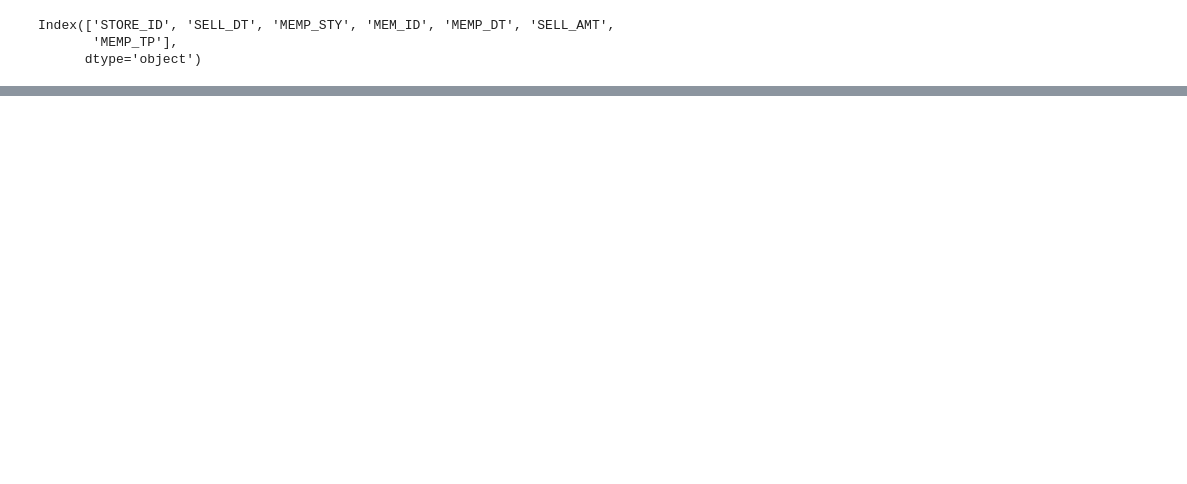
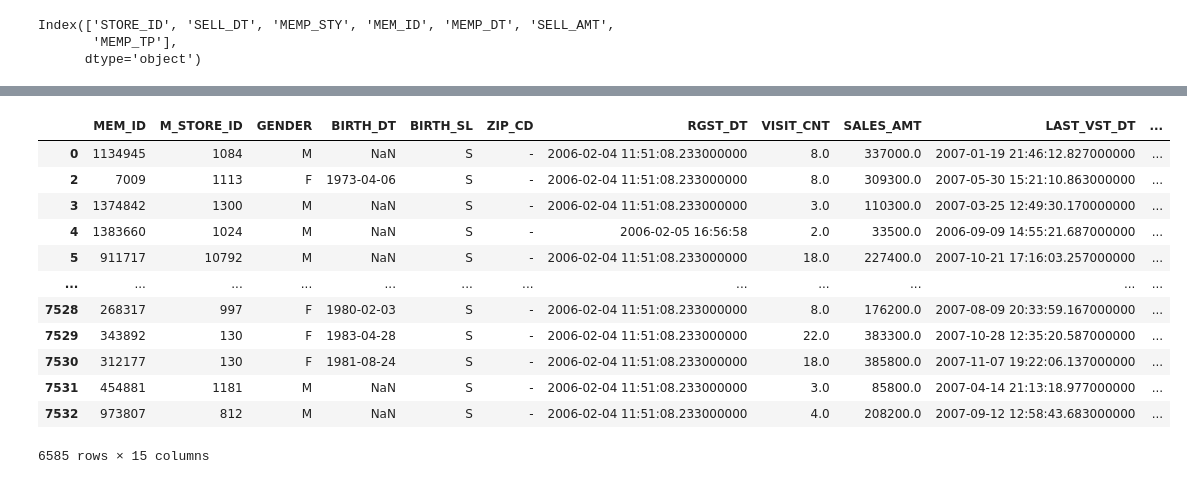
Before and after one commit to Playdata-Bigdata-Course/Preprocessing, a Jupyter notebook: step18_EDA.ipynb, the cells around one changed output, grey strips where cells are left out. Drawn from its saved outputs; the diff is of its cells as text; code cells hidden in the pictures; blank space fills up the shorter version.

```diff
--- a/step18_EDA.ipynb
+++ b/step18_EDA.ipynb
@@ -102,0 +171,16 @@ Index(['STORE_ID', 'SELL_DT', 'MEMP_STY', 'MEM_ID', 'MEMP_DT', 'SELL_AMT',
+# %%
+mem_data.loc[mem_data.ZIP_CD =='-']
+# %% [output]
+|  | MEM_ID | M_STORE_ID | GENDER | BIRTH_DT | BIRTH_SL | ZIP_CD | RGST_DT | VISIT_CNT | SALES_AMT | LAST_VST_DT | ... |
+| 0 | 1134945 | 1084 | M | NaN | S | - | 2006-02-04 11:51:08.233000000 | 8.0 | 337000.0 | 2007-01-19 21:46:12.827000000 | ... |
+| 2 | 7009 | 1113 | F | 1973-04-06 | S | - | 2006-02-04 11:51:08.233000000 | 8.0 | 309300.0 | 2007-05-30 15:21:10.863000000 | ... |
+| 3 | 1374842 | 1300 | M | NaN | S | - | 2006-02-04 11:51:08.233000000 | 3.0 | 110300.0 | 2007-03-25 12:49:30.170000000 | ... |
+| 4 | 1383660 | 1024 | M | NaN | S | - | 2006-02-05 16:56:58 | 2.0 | 33500.0 | 2006-09-09 14:55:21.687000000 | ... |
+| 5 | 911717 | 10792 | M | NaN | S | - | 2006-02-04 11:51:08.233000000 | 18.0 | 227400.0 | 2007-10-21 17:16:03.257000000 | ... |
+| ... | ... | ... | ... | ... | ... | ... | ... | ... | ... | ... | ... |
+| 7528 | 268317 | 997 | F | 1980-02-03 | S | - | 2006-02-04 11:51:08.233000000 | 8.0 | 176200.0 | 2007-08-09 20:33:59.167000000 | ... |
+| 7529 | 343892 | 130 | F | 1983-04-28 | S | - | 2006-02-04 11:51:08.233000000 | 22.0 | 383300.0 | 2007-10-28 12:35:20.587000000 | ... |
+| 7530 | 312177 | 130 | F | 1981-08-24 | S | - | 2006-02-04 11:51:08.233000000 | 18.0 | 385800.0 | 2007-11-07 19:22:06.137000000 | ... |
+| 7531 | 454881 | 1181 | M | NaN | S | - | 2006-02-04 11:51:08.233000000 | 3.0 | 85800.0 | 2007-04-14 21:13:18.977000000 | ... |
+| 7532 | 973807 | 812 | M | NaN | S | - | 2006-02-04 11:51:08.233000000 | 4.0 | 208200.0 | 2007-09-12 12:58:43.683000000 | ... |
+6585 rows × 15 columns
```
Also changed, not shown: parts of 62 cells of this notebook.
